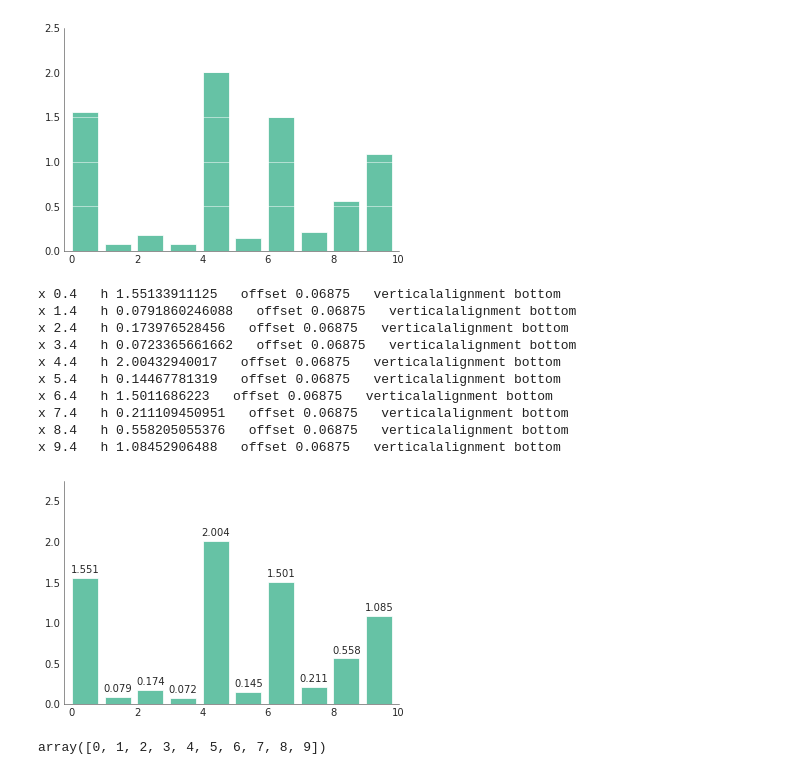
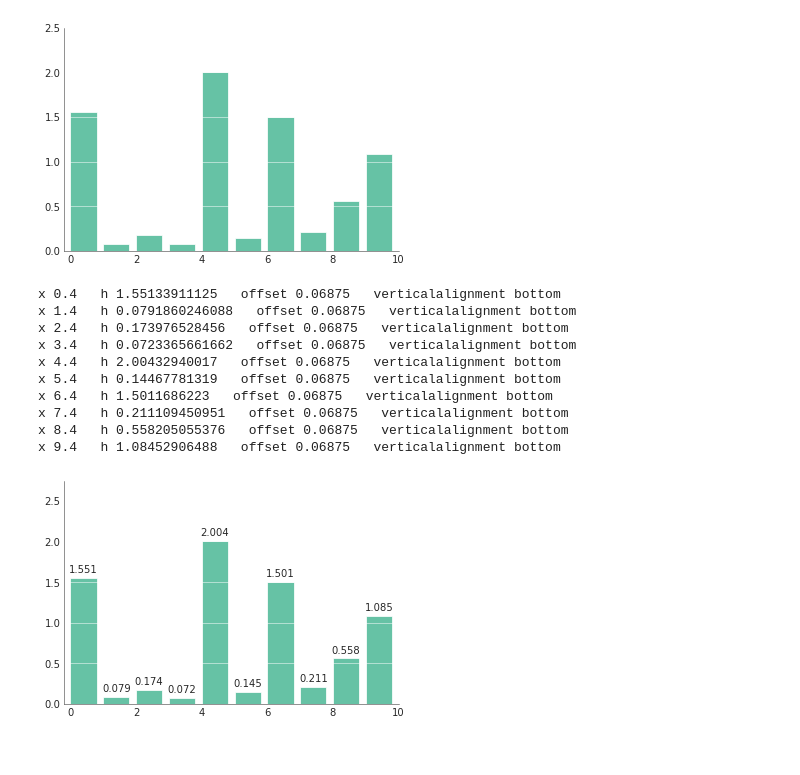
Before and after one commit to olgabot/prettyplotlib, a Jupyter notebook: examples/bar.ipynb, the cells around one changed output. Cells and saved outputs as stored; diff of their text form; code cells hidden in the pictures.

```diff
--- a/examples/bar.ipynb
+++ b/examples/bar.ipynb
@@ -56,26 +48,23 @@ fig.savefig('bar_prettyplotlib_grid.png')
 # %%
 import prettyplotlib as ppl
 from prettyplotlib import plt
 import numpy as np
 import string
 
 fig, ax = plt.subplots(1)
 np.random.seed(14)
 n = 10
-ppl.bar(ax, np.arange(n), np.abs(np.random.randn(n)), annotate=True)
+ppl.bar(ax, np.arange(n), np.abs(np.random.randn(n)), annotate=True, grid='y')
+fig.savefig('bar_prettyplotlib_grid_annotated.png')
 # %% [output]
 x 0.4   h 1.55133911125   offset 0.06875   verticalalignment bottom
 x 1.4   h 0.0791860246088   offset 0.06875   verticalalignment bottom
 x 2.4   h 0.173976528456   offset 0.06875   verticalalignment bottom
 x 3.4   h 0.0723365661662   offset 0.06875   verticalalignment bottom
 x 4.4   h 2.00432940017   offset 0.06875   verticalalignment bottom
 x 5.4   h 0.14467781319   offset 0.06875   verticalalignment bottom
 x 6.4   h 1.5011686223   offset 0.06875   verticalalignment bottom
 x 7.4   h 0.211109450951   offset 0.06875   verticalalignment bottom
 x 8.4   h 0.558205055376   offset 0.06875   verticalalignment bottom
 x 9.4   h 1.08452906488   offset 0.06875   verticalalignment bottom
-[figure, old version]
+[figure, new version]
-# %%
-np.array(np.arange(10))
-# %% [output]
-array([0, 1, 2, 3, 4, 5, 6, 7, 8, 9])
```
Also changed, not shown: parts of 3 cells of this notebook, 8 other files.
